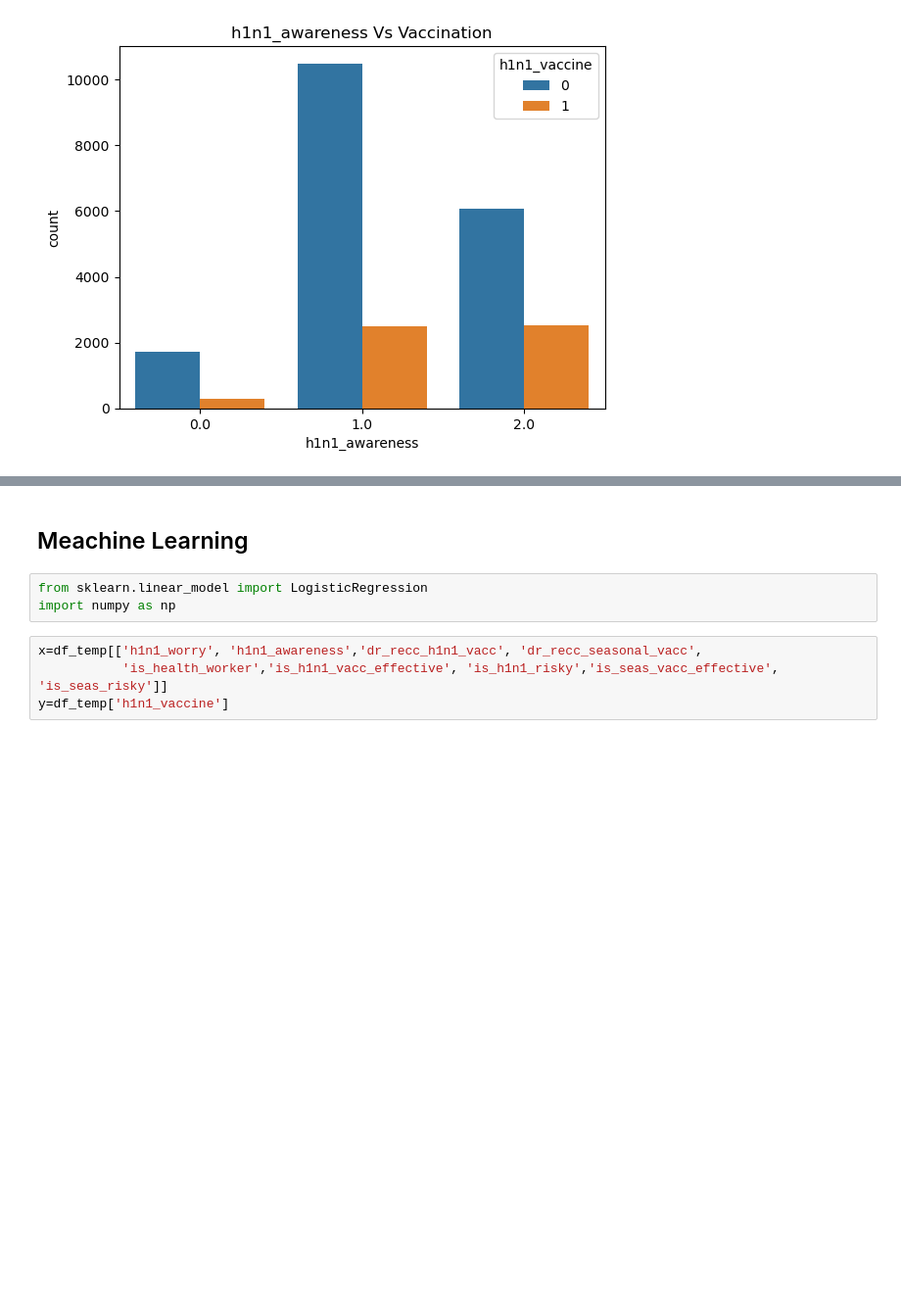
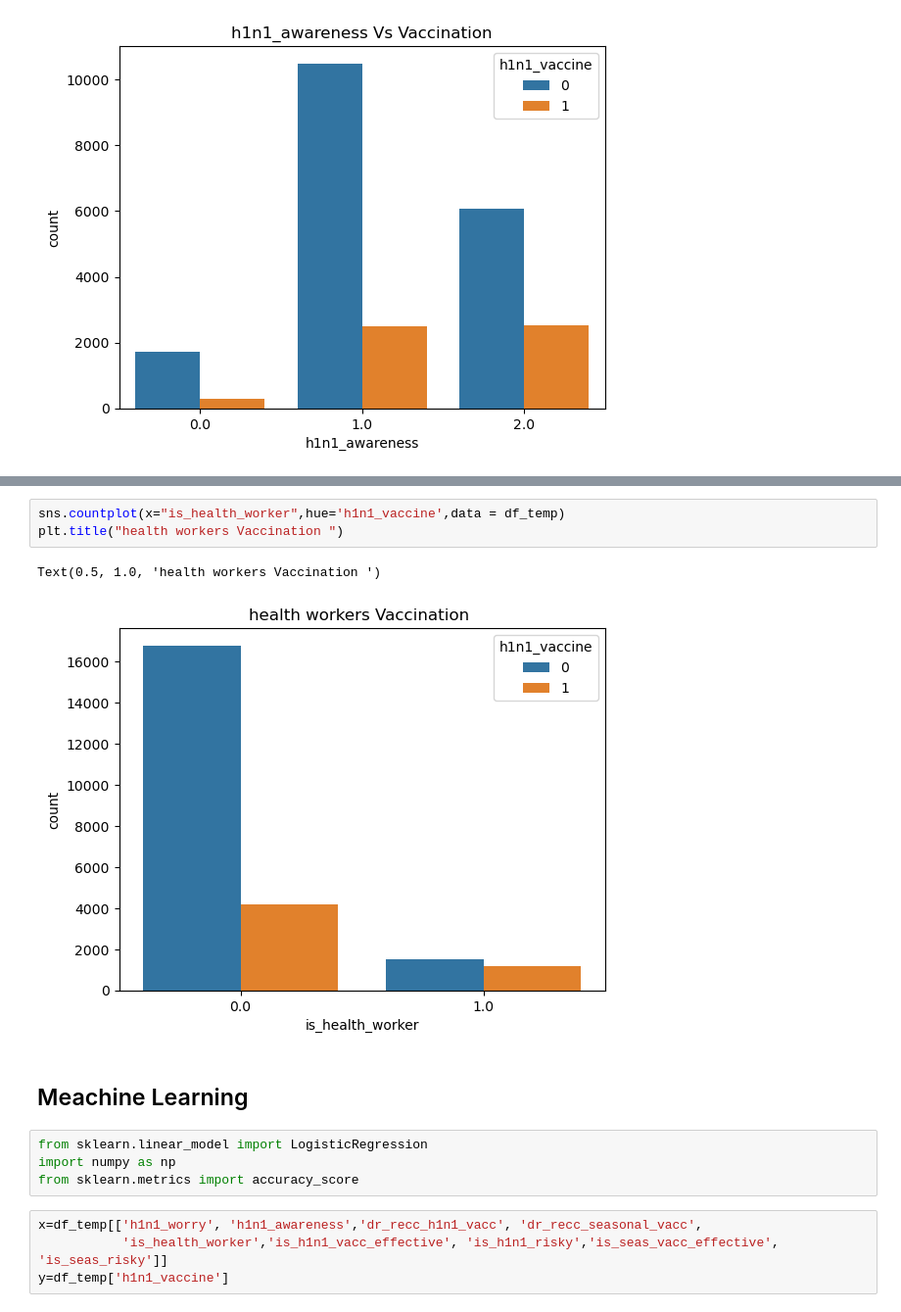
Before and after one commit to Raams-codes/vaccine-prediction-Using-Logistic-Regression, a Jupyter notebook: Vaccine prediction.ipynb, the cells around one changed output, grey strips where cells are left out. Shown at 98% size. Drawn from its saved outputs; the diff is of its cells as text; blank space fills up the shorter version.

```diff
--- a/Vaccine prediction.ipynb
+++ b/Vaccine prediction.ipynb
@@ -282,8 +286,15 @@ sns.countplot(x="h1n1_awareness",hue='h1n1_vaccine',data = df1)
+# %%
+sns.countplot(x="is_health_worker",hue='h1n1_vaccine',data = df_temp)
+plt.title("health workers Vaccination ")
+# %% [output]
+Text(0.5, 1.0, 'health workers Vaccination ')
+[figure, added]
 # %% [markdown]
 ## Meachine Learning
 # %%
 from sklearn.linear_model import LogisticRegression
 import numpy as np
+from sklearn.metrics import accuracy_score
 # %%
 x=df_temp[['h1n1_worry', 'h1n1_awareness','dr_recc_h1n1_vacc', 'dr_recc_seasonal_vacc',
            'is_health_worker','is_h1n1_vacc_effective', 'is_h1n1_risky','is_seas_vacc_effective', 'is_seas_risky']]
```
Also changed, not shown: parts of 33 cells of this notebook.
